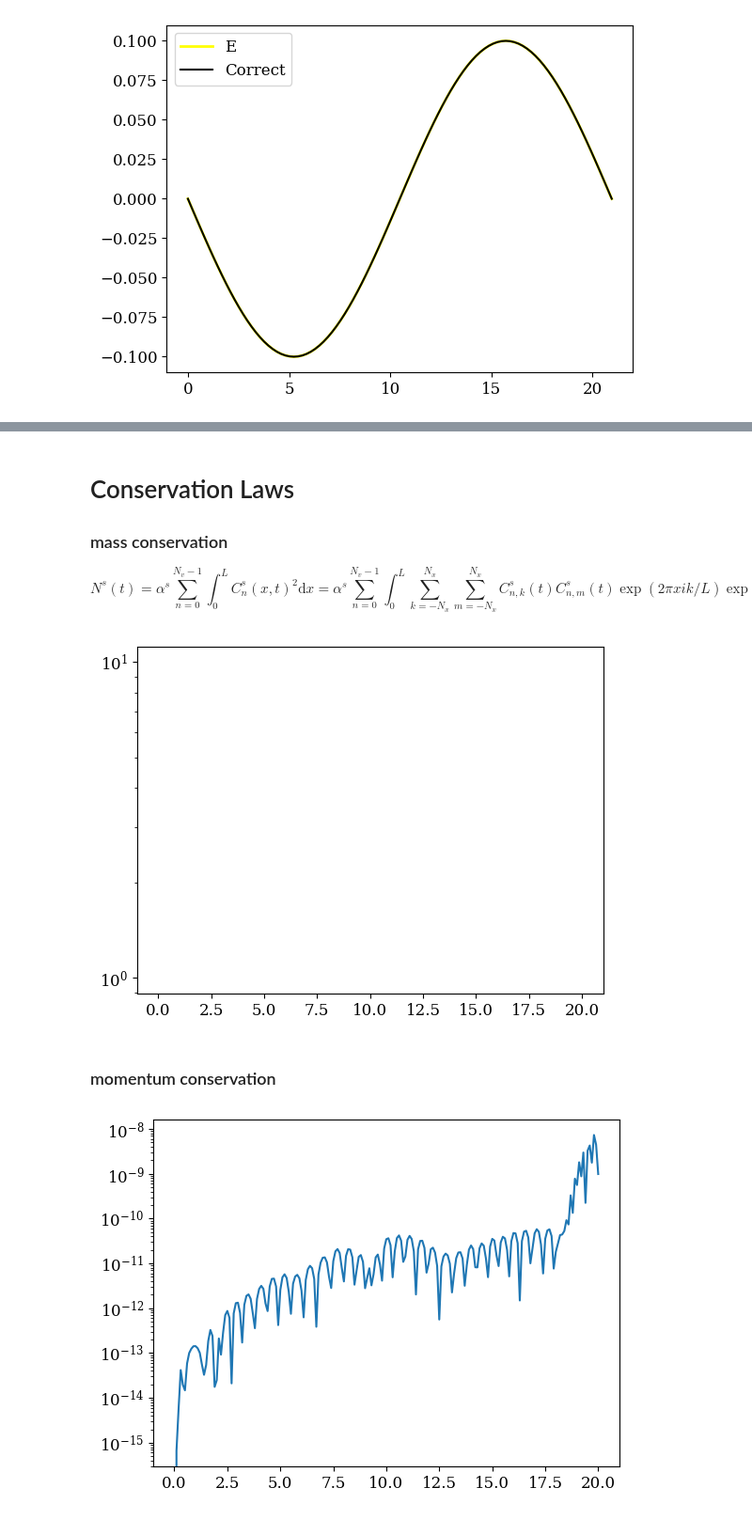
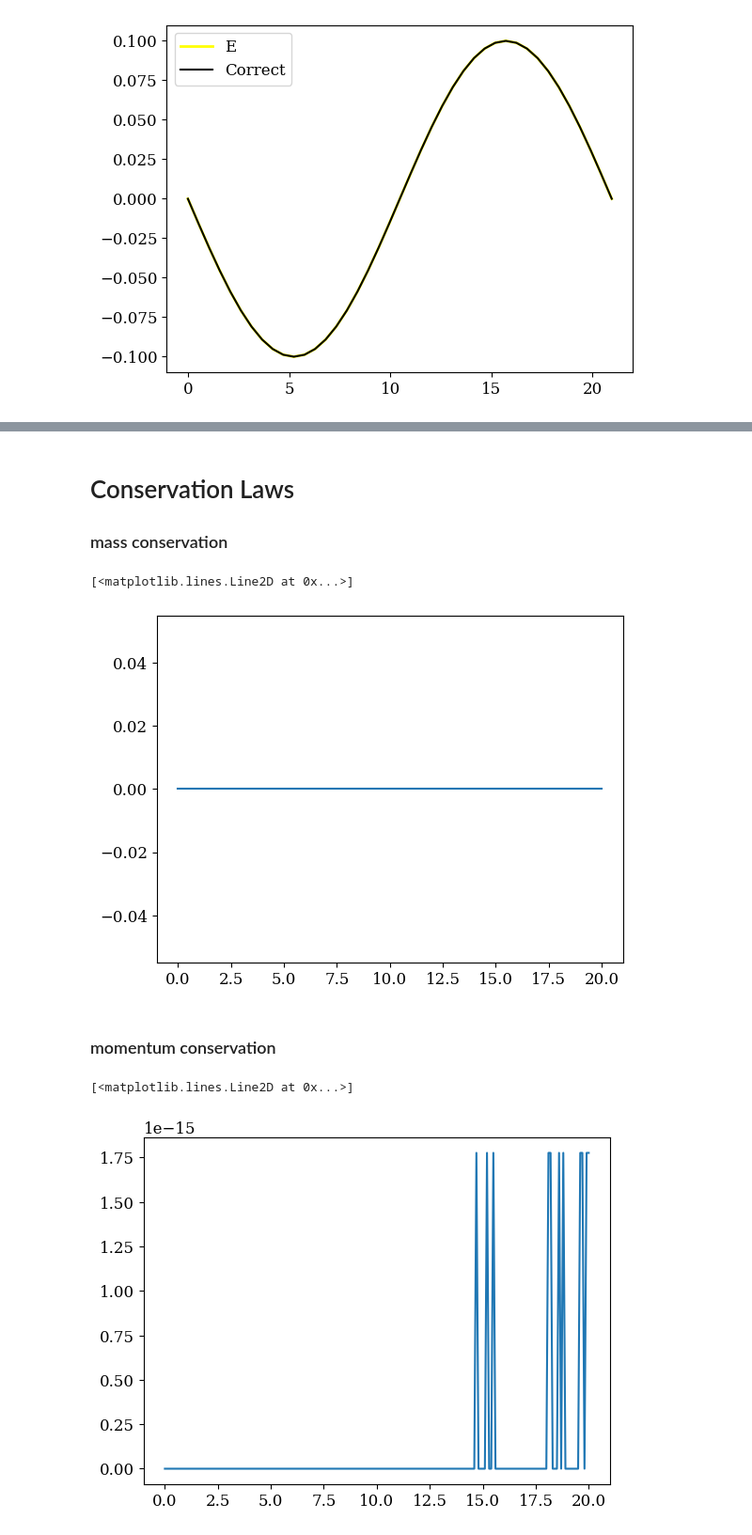
Before and after one commit to opaliss/SW-Conservative-Closure, a Jupyter notebook: bump on tail AW VP.ipynb, the cells around one changed output, grey strips where cells are left out. Shown at 94% size. Cells and saved outputs as stored; diff of their text form; code cells hidden in the pictures.

```diff
--- a/bump on tail AW VP.ipynb
+++ b/bump on tail AW VP.ipynb
@@ -21,17 +21,17 @@ matplotlib.rc('ytick', labelsize=12)
 # %%
 # set up configuration parameters
 # number of mesh points in x
-Nx = 50
+Nx = 20
 # number of spectral expansions
-Nv = 100
+Nv = 10
 # Velocity scaling of electron and ion
-alpha_e1 = 1
+alpha_e1 = np.sqrt(2)
 alpha_e2 = np.sqrt(1 / 2)
 alpha_i = np.sqrt(2 / 1863)
 # perturbation magnitude
 epsilon = 0.03
 # x grid is from 0 to L
-L = 2 * np.pi / 0.3
+L = 20 * np.pi / 3
 # final time
 T = 20.
 # time stepping
@@ -138,6 +138,6 @@ plt.savefig("figs/SW_sqrt/bump_on_tail/poisson/initial_condition_bump_on_tail.pn
 # %%
-sol_midpoint_u = np.load("data/AW/bump_on_tail/poisson/sol_midpoint_u_100.npy")
-sol_midpoint_t = np.load("data/AW/bump_on_tail/poisson/sol_midpoint_t_100.npy")
+sol_midpoint_u = np.load("data/AW/bump_on_tail/poisson/sol_midpoint_u_10.npy")
+sol_midpoint_t = np.load("data/AW/bump_on_tail/poisson/sol_midpoint_t_10.npy")
 print(np.shape(sol_midpoint_u))
 print(np.shape(sol_midpoint_t))
 # %% [output]
@@ -313,11 +296,6 @@ array([1.11022302e-16+0.j, 1.11022302e-16+0.j, 1.11022302e-16+0.j,
 # Conservation Laws
 
 ### mass conservation
-
-$$
-N^{s}(t) = \alpha^{s} \sum_{n=0}^{N_{v}-1} \int_{0}^{L} C_{n}^{s}(x, t)^{2}\mathrm{d}x =  \alpha^{s} \sum_{n=0}^{N_{v}-1} \int_{0}^{L} \sum_{k=-N_{x}}^{N_{x}} \sum_{m=-N_{x}}^{N_{x}} C_{n, k}^{s}(t) C_{n, m}^{s}(t) \exp(2\pi x i k/ L) \exp(2\pi x i m/ L) \mathrm{d}x
-= \alpha^{s} L \sum_{n=0}^{N_{v}-1} \sum_{k=-N_{x}}^{N_{x}} C_{n, k}^{s}(t) C_{n, -k}^{s}(t)
-$$
 # %%
 def mass(state):
     y = L * state[0, Nx]
@@ -331,14 +309,15 @@ for ii in range(0, len(sol_midpoint_t)):
                       + mass(state_i_midpoint[:, :, ii]).real*alpha_i
 # %%
 plt.plot(sol_midpoint_t, np.abs(mass_midpoint - mass_midpoint[0]))
-plt.yscale("log")
+#plt.yscale("log")
 # %% [output]
+[<matplotlib.lines.Line2D at 0x...>]
-[figure, old version]
+[figure, new version]
 # %% [markdown]
 ### momentum conservation
 # %%
 def momentum(state, u_s, m_s, alpha_s):
-    res = m_s * (L/np.sqrt(2) * (alpha_s**2) * state[1, 0] + u_s*alpha_s*L*state[0, 0])
+    res = m_s * (L/np.sqrt(2) * (alpha_s**2) * state[1, Nx] + u_s*alpha_s*L*state[0, Nx])
     return res
 # %%
 momentum_midpoint_e1 = np.zeros(len(sol_midpoint_t))
@@ -354,6 +333,7 @@ for ii in range(0, len(sol_midpoint_t)):
 # %%
 #plt.plot(sol_midpoint_t, np.abs(momentum_midpoint_i))
 plt.plot(sol_midpoint_t, np.abs(momentum_midpoint - momentum_midpoint[0]))
-plt.yscale("log")
+#plt.yscale("log")
 # %% [output]
+[<matplotlib.lines.Line2D at 0x...>]
-[figure, old version]
+[figure, new version]
```
Also changed, not shown: parts of 11 cells of this notebook, 11 other files.
